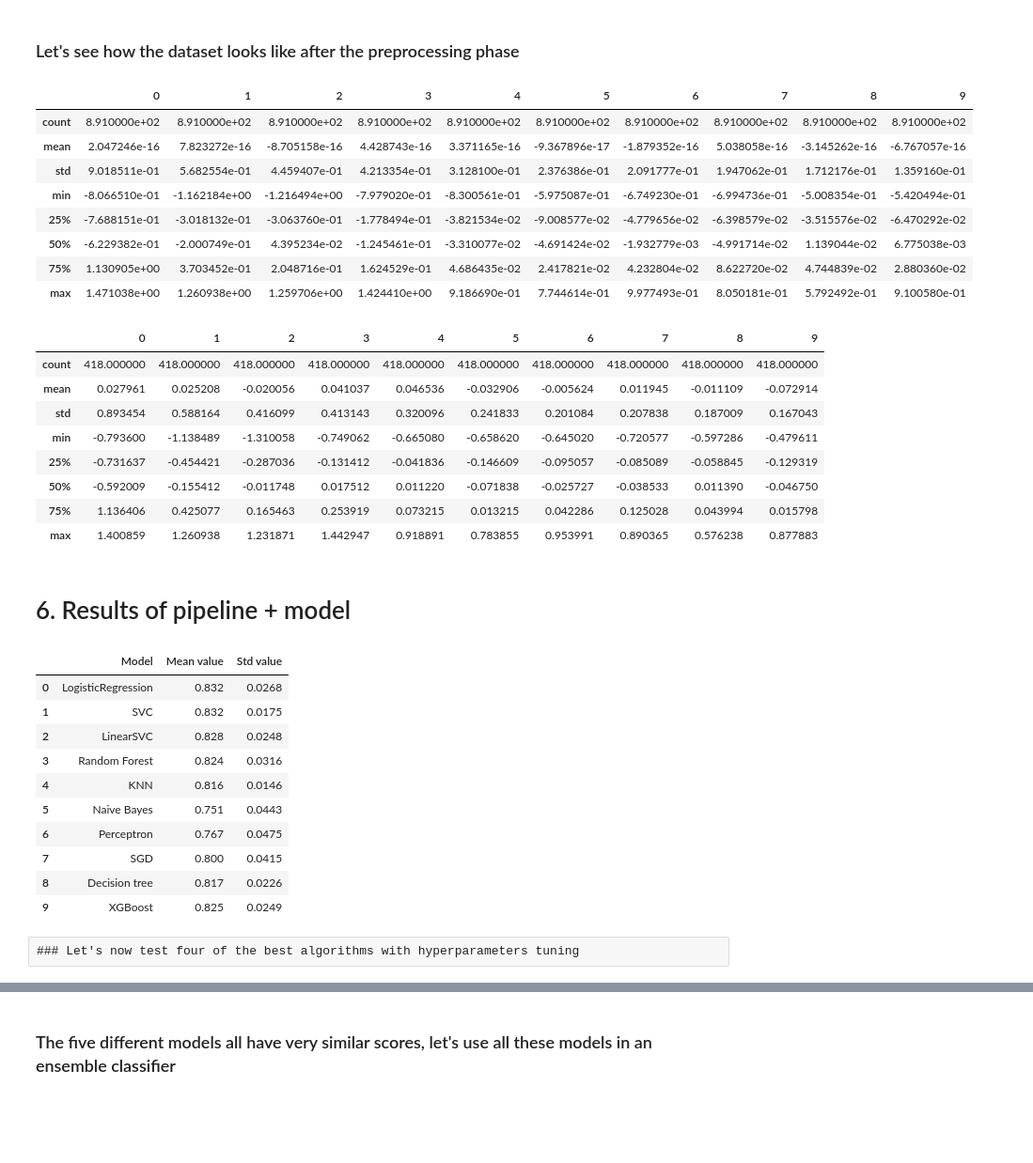
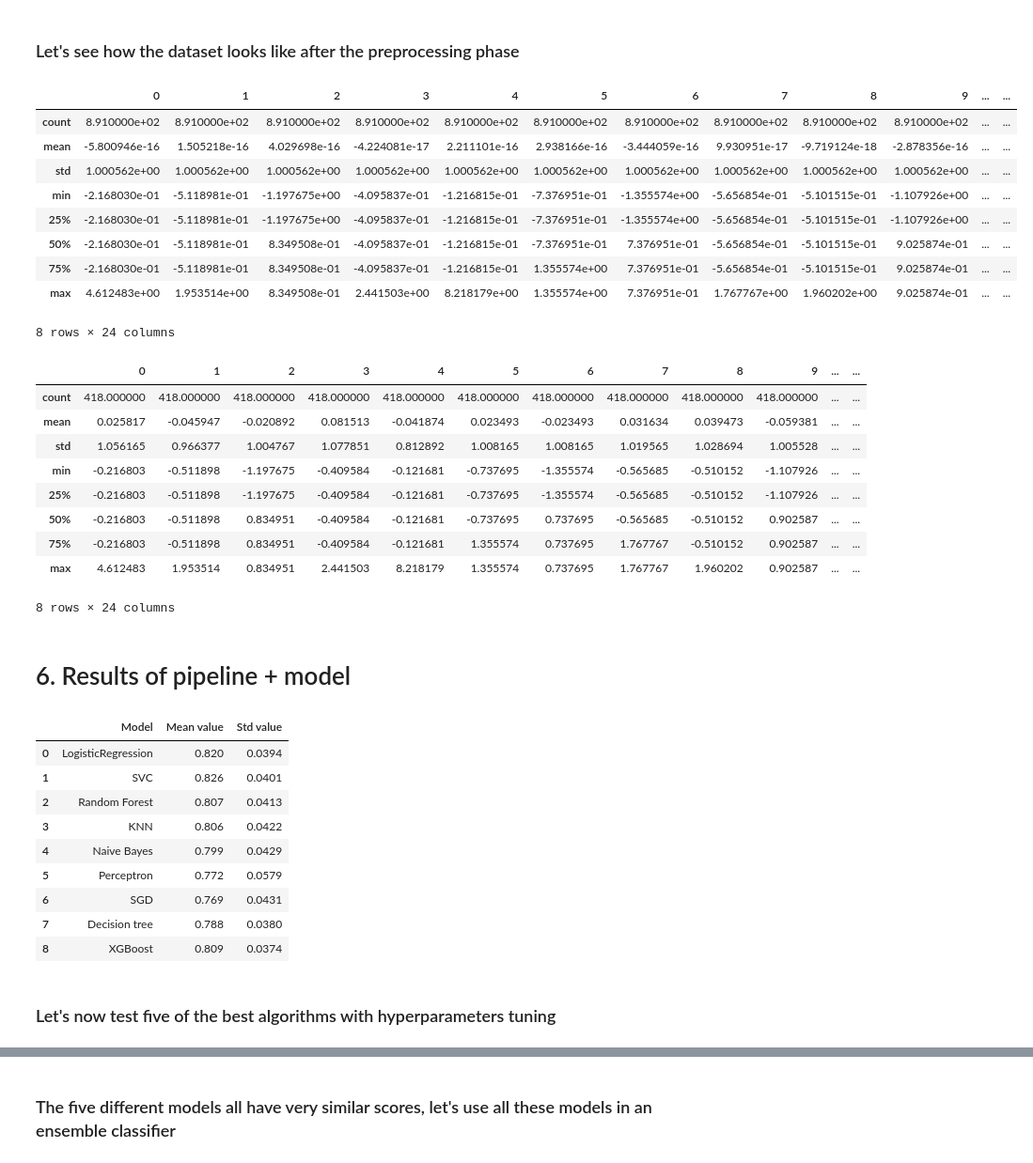
Before and after one commit to max-lutz/Kaggle_competitions, a Jupyter notebook: titanic-full-eda-ml-workflow.ipynb, the cells around one changed output, grey strips where cells are left out. Shown at 94% size. Cells and saved outputs as stored; diff of their text form; code cells hidden in the pictures; blank space fills up the shorter version.

Commit message:
V1.0.2 Stndard scaler, KNN, Parch and SibSP score : 0.77272

```diff
--- a/titanic-full-eda-ml-workflow.ipynb
+++ b/titanic-full-eda-ml-workflow.ipynb
@@ -700,10 +704,11 @@ memory usage: 68.7+ KB
 # %%
 #Preprocessing pipeline
-drop_cols = ['PassengerId', 'Name', 'SibSp', 'Parch', 'Ticket', 'Fare', 'Embarked', 'Nb_identical_tickets', 'Cabin', 'Ident_tickets_234']
-num_cols = ['Pclass', 'Age', 'Family_size', 'Child', 'Mother', 'Fare_per_person', 'Deck_BDE', 'Deck_CF', 'Deck_AG']
+drop_cols = ['PassengerId', 'Name', 'Ticket', 'Fare', 'Embarked', 'Nb_identical_tickets', 'Cabin', 'Ident_tickets_234', 'Pclass']
+num_cols = ['Age', 'Child', 'Mother', 'Fare_per_person', 'Deck_BDE', 'Deck_CF', 'Deck_AG', 'SibSp', 'Parch', 'Family_size']
 preprocessing = make_column_transformer(
     (OneHotEncoder(handle_unknown='ignore', sparse=False) , ['Title']),
     (OneHotEncoder(handle_unknown='ignore', sparse=False) , ['Sex']),
+    (OneHotEncoder(handle_unknown='ignore', sparse=False) , ['Pclass']),
     ('drop' ,                                               drop_cols),
     remainder = "passthrough"
 )
@@ -722,40 +727,43 @@ folds = KFold(n_splits=10, shuffle=True, random_state=0)
 # %%
 pipeline = Pipeline([
     ('preprocessing' , preprocessing),
-    ('scaler' ,        MinMaxScaler()),
-    ('pca'    ,        PCA(n_components=10))
+    #('scaler' ,        MinMaxScaler()),
+    ('scaler' ,        StandardScaler()),
+    #('pca'    ,        PCA(n_components=10))
 ])
 pipeline.fit(X)
 pd.DataFrame(pipeline.transform(X)).describe()
 # %% [output]
-|  | 0 | 1 | 2 | 3 | 4 | 5 | 6 | 7 | 8 | 9 |
-| count | 8.910000e+02 | 8.910000e+02 | 8.910000e+02 | 8.910000e+02 | 8.910000e+02 | 8.910000e+02 | 8.910000e+02 | 8.910000e+02 | 8.910000e+02 | 8.910000e+02 |
-| mean | 2.047246e-16 | 7.823272e-16 | -8.705158e-16 | 4.428743e-16 | 3.371165e-16 | -9.367896e-17 | -1.879352e-16 | 5.038058e-16 | -3.145262e-16 | -6.767057e-16 |
-| std | 9.018511e-01 | 5.682554e-01 | 4.459407e-01 | 4.213354e-01 | 3.128100e-01 | 2.376386e-01 | 2.091777e-01 | 1.947062e-01 | 1.712176e-01 | 1.359160e-01 |
-| min | -8.066510e-01 | -1.162184e+00 | -1.216494e+00 | -7.979020e-01 | -8.300561e-01 | -5.975087e-01 | -6.749230e-01 | -6.994736e-01 | -5.008354e-01 | -5.420494e-01 |
-| 25% | -7.688151e-01 | -3.018132e-01 | -3.063760e-01 | -1.778494e-01 | -3.821534e-02 | -9.008577e-02 | -4.779656e-02 | -6.398579e-02 | -3.515576e-02 | -6.470292e-02 |
-| 50% | -6.229382e-01 | -2.000749e-01 | 4.395234e-02 | -1.245461e-01 | -3.310077e-02 | -4.691424e-02 | -1.932779e-03 | -4.991714e-02 | 1.139044e-02 | 6.775038e-03 |
-| 75% | 1.130905e+00 | 3.703452e-01 | 2.048716e-01 | 1.624529e-01 | 4.686435e-02 | 2.417821e-02 | 4.232804e-02 | 8.622720e-02 | 4.744839e-02 | 2.880360e-02 |
-| max | 1.471038e+00 | 1.260938e+00 | 1.259706e+00 | 1.424410e+00 | 9.186690e-01 | 7.744614e-01 | 9.977493e-01 | 8.050181e-01 | 5.792492e-01 | 9.100580e-01 |
+|  | 0 | 1 | 2 | 3 | 4 | 5 | 6 | 7 | 8 | 9 | ... | ... |
+| count | 8.910000e+02 | 8.910000e+02 | 8.910000e+02 | 8.910000e+02 | 8.910000e+02 | 8.910000e+02 | 8.910000e+02 | 8.910000e+02 | 8.910000e+02 | 8.910000e+02 | ... | ... |
+| mean | -5.800946e-16 | 1.505218e-16 | 4.029698e-16 | -4.224081e-17 | 2.211101e-16 | 2.938166e-16 | -3.444059e-16 | 9.930951e-17 | -9.719124e-18 | -2.878356e-16 | ... | ... |
+| std | 1.000562e+00 | 1.000562e+00 | 1.000562e+00 | 1.000562e+00 | 1.000562e+00 | 1.000562e+00 | 1.000562e+00 | 1.000562e+00 | 1.000562e+00 | 1.000562e+00 | ... | ... |
+| min | -2.168030e-01 | -5.118981e-01 | -1.197675e+00 | -4.095837e-01 | -1.216815e-01 | -7.376951e-01 | -1.355574e+00 | -5.656854e-01 | -5.101515e-01 | -1.107926e+00 | ... | ... |
+| 25% | -2.168030e-01 | -5.118981e-01 | -1.197675e+00 | -4.095837e-01 | -1.216815e-01 | -7.376951e-01 | -1.355574e+00 | -5.656854e-01 | -5.101515e-01 | -1.107926e+00 | ... | ... |
+| 50% | -2.168030e-01 | -5.118981e-01 | 8.349508e-01 | -4.095837e-01 | -1.216815e-01 | -7.376951e-01 | 7.376951e-01 | -5.656854e-01 | -5.101515e-01 | 9.025874e-01 | ... | ... |
+| 75% | -2.168030e-01 | -5.118981e-01 | 8.349508e-01 | -4.095837e-01 | -1.216815e-01 | 1.355574e+00 | 7.376951e-01 | -5.656854e-01 | -5.101515e-01 | 9.025874e-01 | ... | ... |
+| max | 4.612483e+00 | 1.953514e+00 | 8.349508e-01 | 2.441503e+00 | 8.218179e+00 | 1.355574e+00 | 7.376951e-01 | 1.767767e+00 | 1.960202e+00 | 9.025874e-01 | ... | ... |
+8 rows × 24 columns
 # %%
 X_pred_preprocessed = pd.DataFrame(pipeline.transform(X_pred))
 X_pred_preprocessed.describe()
 # %% [output]
-|  | 0 | 1 | 2 | 3 | 4 | 5 | 6 | 7 | 8 | 9 |
-| count | 418.000000 | 418.000000 | 418.000000 | 418.000000 | 418.000000 | 418.000000 | 418.000000 | 418.000000 | 418.000000 | 418.000000 |
-| mean | 0.027961 | 0.025208 | -0.020056 | 0.041037 | 0.046536 | -0.032906 | -0.005624 | 0.011945 | -0.011109 | -0.072914 |
-| std | 0.893454 | 0.588164 | 0.416099 | 0.413143 | 0.320096 | 0.241833 | 0.201084 | 0.207838 | 0.187009 | 0.167043 |
-| min | -0.793600 | -1.138489 | -1.310058 | -0.749062 | -0.665080 | -0.658620 | -0.645020 | -0.720577 | -0.597286 | -0.479611 |
-| 25% | -0.731637 | -0.454421 | -0.287036 | -0.131412 | -0.041836 | -0.146609 | -0.095057 | -0.085089 | -0.058845 | -0.129319 |
-| 50% | -0.592009 | -0.155412 | -0.011748 | 0.017512 | 0.011220 | -0.071838 | -0.025727 | -0.038533 | 0.011390 | -0.046750 |
-| 75% | 1.136406 | 0.425077 | 0.165463 | 0.253919 | 0.073215 | 0.013215 | 0.042286 | 0.125028 | 0.043994 | 0.015798 |
-| max | 1.400859 | 1.260938 | 1.231871 | 1.442947 | 0.918891 | 0.783855 | 0.953991 | 0.890365 | 0.576238 | 0.877883 |
+|  | 0 | 1 | 2 | 3 | 4 | 5 | 6 | 7 | 8 | 9 | ... | ... |
+| count | 418.000000 | 418.000000 | 418.000000 | 418.000000 | 418.000000 | 418.000000 | 418.000000 | 418.000000 | 418.000000 | 418.000000 | ... | ... |
+| mean | 0.025817 | -0.045947 | -0.020892 | 0.081513 | -0.041874 | 0.023493 | -0.023493 | 0.031634 | 0.039473 | -0.059381 | ... | ... |
+| std | 1.056165 | 0.966377 | 1.004767 | 1.077851 | 0.812892 | 1.008165 | 1.008165 | 1.019565 | 1.028694 | 1.005528 | ... | ... |
+| min | -0.216803 | -0.511898 | -1.197675 | -0.409584 | -0.121681 | -0.737695 | -1.355574 | -0.565685 | -0.510152 | -1.107926 | ... | ... |
+| 25% | -0.216803 | -0.511898 | -1.197675 | -0.409584 | -0.121681 | -0.737695 | -1.355574 | -0.565685 | -0.510152 | -1.107926 | ... | ... |
+| 50% | -0.216803 | -0.511898 | 0.834951 | -0.409584 | -0.121681 | -0.737695 | 0.737695 | -0.565685 | -0.510152 | 0.902587 | ... | ... |
+| 75% | -0.216803 | -0.511898 | 0.834951 | -0.409584 | -0.121681 | 1.355574 | 0.737695 | 1.767767 | -0.510152 | 0.902587 | ... | ... |
+| max | 4.612483 | 1.953514 | 0.834951 | 2.441503 | 8.218179 | 1.355574 | 0.737695 | 1.767767 | 1.960202 | 0.902587 | ... | ... |
+8 rows × 24 columns
 # %% [markdown]
 # 6. Results of pipeline + model
 # %%
 models_list = { 'LogisticRegression': LogisticRegression(),
            'SVC': SVC(probability=True),
-           'LinearSVC': LinearSVC(),
+           #'LinearSVC': LinearSVC(),
            'Random Forest': RandomForestClassifier(),
            'KNN': KNeighborsClassifier(),
            'Naive Bayes' :GaussianNB(),
@@ -768,8 +776,9 @@ model_perf_matrix = []
 for model_name, model in models_list.items():
     pipeline = Pipeline([
         ('preprocessing' , preprocessing),
-        ('scaler' ,        MinMaxScaler()),
-        ('pca'    ,        PCA(n_components=10)),
+        #('scaler' ,        MinMaxScaler()),
+        ('scaler' ,        StandardScaler()),
+        #('pca'    ,        PCA(n_components=10)),
         ('model' ,           model)
     ])
 
@@ -780,18 +789,17 @@ df_model_perf = pd.DataFrame(model_perf_matrix, columns=['Model', 'Mean value',
 df_model_perf
 # %% [output]
 |  | Model | Mean value | Std value |
-| 0 | LogisticRegression | 0.832 | 0.0268 |
-| 1 | SVC | 0.832 | 0.0175 |
-| 2 | LinearSVC | 0.828 | 0.0248 |
-| 3 | Random Forest | 0.824 | 0.0316 |
-| 4 | KNN | 0.816 | 0.0146 |
-| 5 | Naive Bayes | 0.751 | 0.0443 |
-| 6 | Perceptron | 0.767 | 0.0475 |
-| 7 | SGD | 0.800 | 0.0415 |
-| 8 | Decision tree | 0.817 | 0.0226 |
-| 9 | XGBoost | 0.825 | 0.0249 |
+| 0 | LogisticRegression | 0.820 | 0.0394 |
+| 1 | SVC | 0.826 | 0.0401 |
+| 2 | Random Forest | 0.807 | 0.0413 |
+| 3 | KNN | 0.806 | 0.0422 |
+| 4 | Naive Bayes | 0.799 | 0.0429 |
+| 5 | Perceptron | 0.772 | 0.0579 |
+| 6 | SGD | 0.769 | 0.0431 |
+| 7 | Decision tree | 0.788 | 0.0380 |
+| 8 | XGBoost | 0.809 | 0.0374 |
-# %% [raw]
-### Let's now test four of the best algorithms with hyperparameters tuning
+# %% [markdown]
+### Let's now test five of the best algorithms with hyperparameters tuning
 # %%
 pipeline_preprocessing = Pipeline([
     ('preprocessing' , preprocessing),
```
Also changed, not shown: parts of 12 cells of this notebook.
